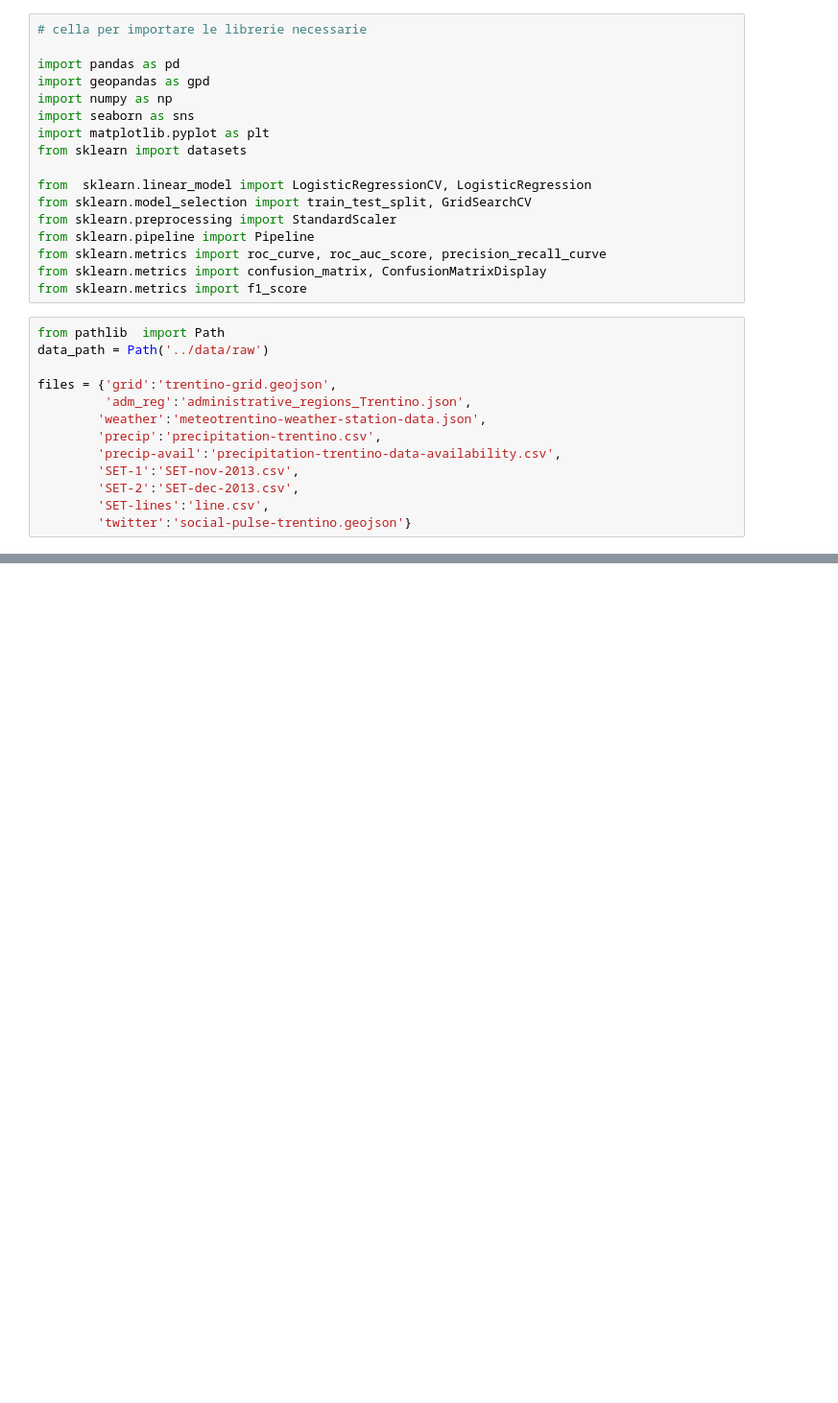
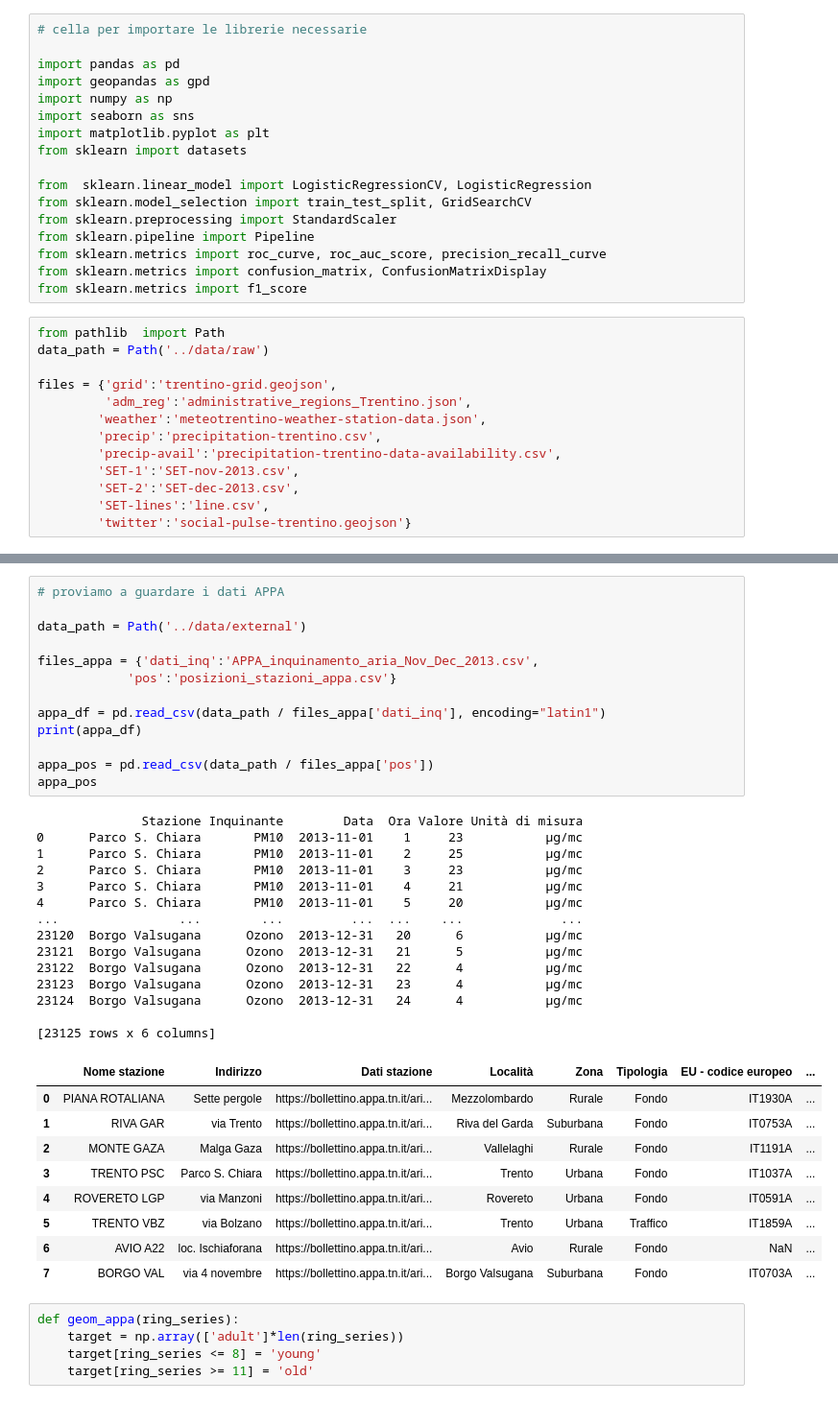
Before and after one commit to CarloDegasperi/DataScience, a Jupyter notebook: notebooks/main_progetto.ipynb, the cells around one changed output, grey strips where cells are left out. Shown at 96% size. Saved outputs shown, nothing was run; the diff lists cells and outputs as text; blank space fills up the shorter version.

```diff
--- a/notebooks/main_progetto.ipynb
+++ b/notebooks/main_progetto.ipynb
@@ -126,0 +158,42 @@ for station_id in weather_df['station'].drop_duplicates():
+# %%
+# proviamo a guardare i dati APPA
+
+data_path = Path('../data/external')
+
+files_appa = {'dati_inq':'APPA_inquinamento_aria_Nov_Dec_2013.csv',
+            'pos':'posizioni_stazioni_appa.csv'}
+
+appa_df = pd.read_csv(data_path / files_appa['dati_inq'], encoding="latin1")
+print(appa_df)
+
+appa_pos = pd.read_csv(data_path / files_appa['pos'])
+appa_pos
+# %% [output]
+              Stazione Inquinante        Data  Ora Valore Unità di misura
+0      Parco S. Chiara       PM10  2013-11-01    1     23           µg/mc
+1      Parco S. Chiara       PM10  2013-11-01    2     25           µg/mc
+2      Parco S. Chiara       PM10  2013-11-01    3     23           µg/mc
+3      Parco S. Chiara       PM10  2013-11-01    4     21           µg/mc
+4      Parco S. Chiara       PM10  2013-11-01    5     20           µg/mc
+...                ...        ...         ...  ...    ...             ...
+23120  Borgo Valsugana      Ozono  2013-12-31   20      6           µg/mc
+23121  Borgo Valsugana      Ozono  2013-12-31   21      5           µg/mc
+23122  Borgo Valsugana      Ozono  2013-12-31   22      4           µg/mc
+23123  Borgo Valsugana      Ozono  2013-12-31   23      4           µg/mc
+23124  Borgo Valsugana      Ozono  2013-12-31   24      4           µg/mc
+
+[23125 rows x 6 columns]
+|  | Nome stazione | Indirizzo | Dati stazione | Località | Zona | Tipologia | EU - codice europeo | ... |
+| 0 | PIANA ROTALIANA | Sette pergole | https://bollettino.appa.tn.it/ari... | Mezzolombardo | Rurale | Fondo | IT1930A | ... |
+| 1 | RIVA GAR | via Trento | https://bollettino.appa.tn.it/ari... | Riva del Garda | Suburbana | Fondo | IT0753A | ... |
+| 2 | MONTE GAZA | Malga Gaza | https://bollettino.appa.tn.it/ari... | Vallelaghi | Rurale | Fondo | IT1191A | ... |
+| 3 | TRENTO PSC | Parco S. Chiara | https://bollettino.appa.tn.it/ari... | Trento | Urbana | Fondo | IT1037A | ... |
+| 4 | ROVERETO LGP | via Manzoni | https://bollettino.appa.tn.it/ari... | Rovereto | Urbana | Fondo | IT0591A | ... |
+| 5 | TRENTO VBZ | via Bolzano | https://bollettino.appa.tn.it/ari... | Trento | Urbana | Traffico | IT1859A | ... |
+| 6 | AVIO A22 | loc. Ischiaforana | https://bollettino.appa.tn.it/ari... | Avio | Rurale | Fondo | NaN | ... |
+| 7 | BORGO VAL | via 4 novembre | https://bollettino.appa.tn.it/ari... | Borgo Valsugana | Suburbana | Fondo | IT0703A | ... |
+# %%
+def geom_appa(ring_series):
+    target = np.array(['adult']*len(ring_series))
+    target[ring_series <= 8] = 'young'
+    target[ring_series >= 11] = 'old'
```
Also changed, not shown: parts of 2 cells of this notebook, 1 other file.
